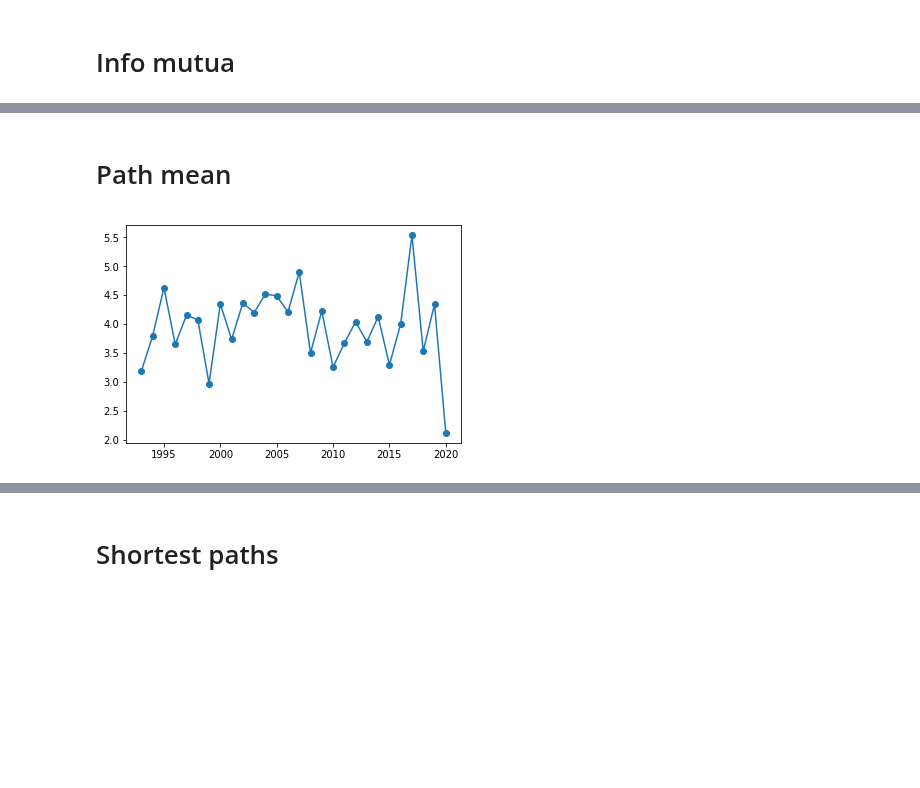
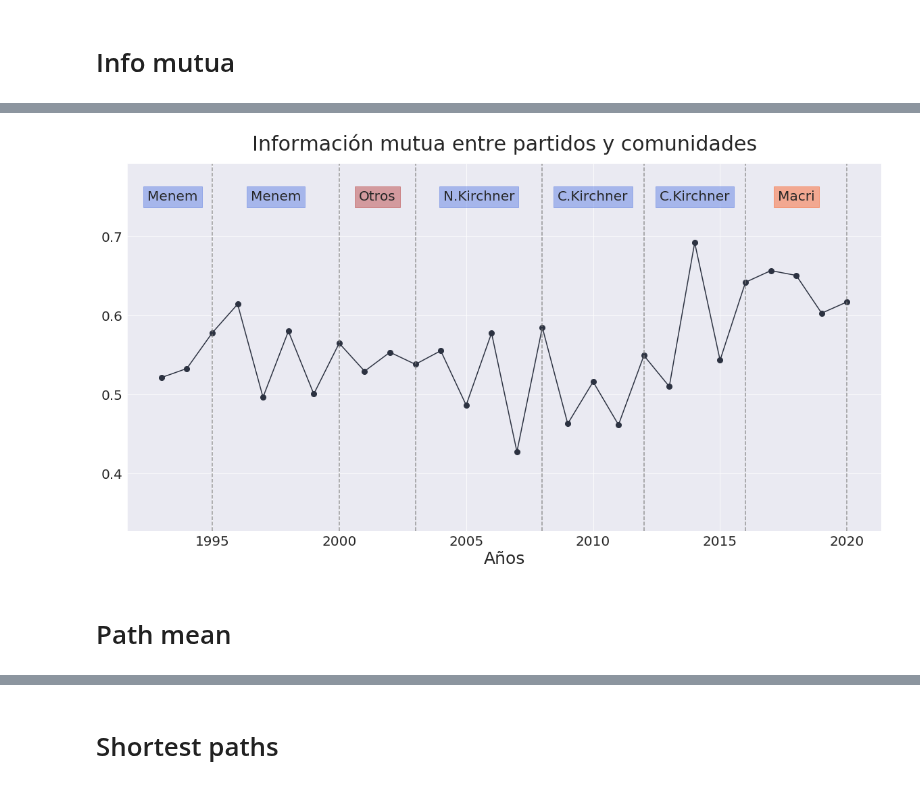
Before and after one commit to LunaKadysz/Redes, a Jupyter notebook: TP_Final/TheCongress/plot_metrics.ipynb, the cells around one changed output, grey strips where cells are left out. Saved outputs shown, nothing was run; the diff lists cells and outputs as text; code cells hidden in the pictures; blank space fills up the shorter version.

```diff
--- a/TP_Final/TheCongress/plot_metrics.ipynb
+++ b/TP_Final/TheCongress/plot_metrics.ipynb
@@ -43,11 +64,36 @@ plt.show()
+# %%
+plt.figure(figsize=(20,10))
+plt.plot(dates, info_mutua, '-o', c='#2C3241', ms = 8)
+plt.ylim(min(info_mutua) - 0.1, max(info_mutua) + 0.1)
+for i,y in enumerate(mandatos_j):
+    plt.axvline(y, ls = '--', c='grey', alpha = 0.8)
+    if not y == 2020:
+        plt.text((mandatos[i + 1] + mandatos[i]) / 2 , 0.75, f"{presis[i]}", size=20,
+                 ha="center", va="center",
+                 bbox=dict(boxstyle="square",
+                           ec=colores[i],
+                           fc= colores[i],
+                           alpha = 0.4
+                           )
+                 )
+
+plt.text(1993 + 0.45, 0.75, 'Menem', size=20,
+                 ha="center", va="center",
+                 bbox=dict(boxstyle="square",
+                           ec= 'royalblue',
+                           fc= 'royalblue',
+                           alpha = 0.4
+                           )
+                 )
+plt.tick_params(labelsize = 20)
+plt.title('Información mutua entre partidos y comunidades', fontsize = 30, pad = 20)
+plt.xlabel('Años', fontsize = 25);
+plt.savefig('../figs/metrics/mutual_info.png')
+# %% [output]
+[figure, added]
 # %% [markdown]
 # Path mean
 # %%
 path_mean = []
 for y in metrics.keys():
     path_mean.append(metrics[y]['shortest_path_mean'])
-# %%
-plt.plot(dates, path_mean, '-o')
-plt.show()
-# %% [output]
-[figure, removed]
```
Also changed, not shown: parts of 20 cells of this notebook.
